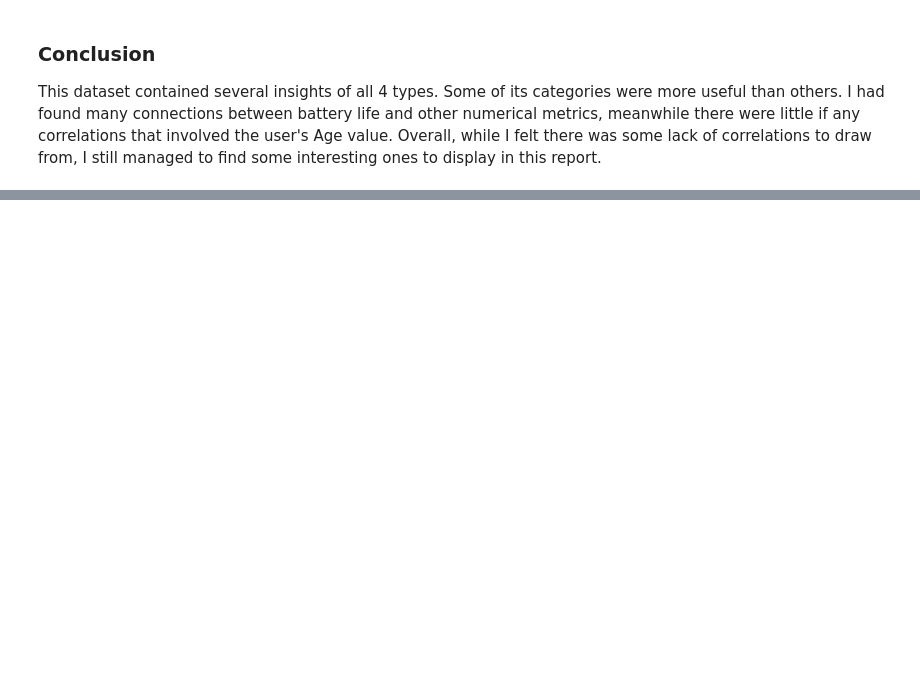
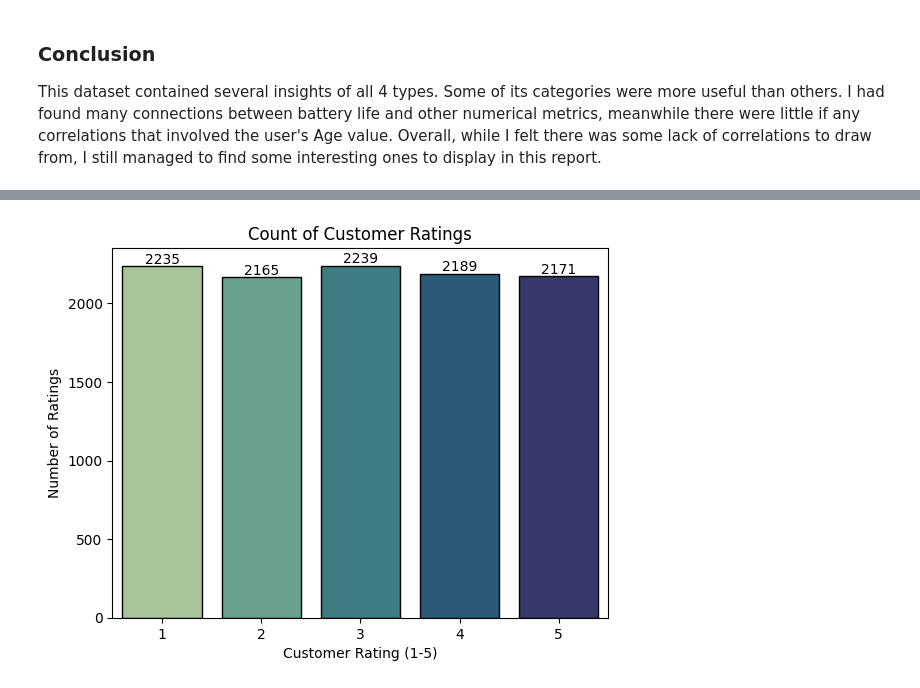
Before and after one commit to CLFrod/Assignment1CSI4142, a Jupyter notebook: Assignment 1 Notebook.ipynb, the cells around one changed output, grey strips where cells are left out. Cells and saved outputs as stored; diff of their text form; code cells hidden in the pictures; blank space fills up the shorter version.

```diff
--- a/Assignment 1 Notebook.ipynb
+++ b/Assignment 1 Notebook.ipynb
@@ -330,15 +284,0 @@ The customer ratings of the e-commerce business service and its products are nea
-# %%
-# Create the initial graph, using the Customer Rating Column
-graph = sns.countplot(data=ec_dataframe, x ="Customer_rating", hue ="Customer_rating", palette="crest", legend=False)
-
-# Loop over the bar values to annotate
-for bar in graph.patches:
-    # create the tuple of x, y coordinates to place the annotation (count of specific category value)
-    text_coords = (bar.get_xy()[0] + (bar.get_width() / 4), bar.get_height() + 10)
-    # annotate the graph, using attributes from the current bar
-    graph.annotate(f'{int(bar.get_height())}', xy=text_coords)
-# graph title, and labelling
-plt.title("Count of Customer Ratings")
-plt.xlabel("Customer Rating (1-5)")
-plt.ylabel("Number of Ratings")
-plt.show()
@@ -348,17 +284,0 @@ The nearly equal late delivery rates for low and medium importance products (40.
-# %%
-# Create the graph
-graph = sns.countplot(data=ec_dataframe, x ="Product_importance", hue="Reached.on.Time_Y.N")
-for bar in graph.patches:
-    # prevents annotations with "0" at the bottom.
-    if bar.get_height() == 0:
-        break
-    # create the tuple of x, y coordinates to place the annotation (count of specific category value)
-    text_coords = (bar.get_xy()[0] + (bar.get_width() / 4), bar.get_height() + 10)
-    # annotate the graph, using attributes from the current bar
-    graph.annotate(f'{int(bar.get_height())}', xy=text_coords)
-# graph legend, title, and labelling
-plt.legend(title="Reached On Time", labels=["False", "True"])
-plt.title("Product Importance and Delivery Time")
-plt.xlabel("Product Importance")
-plt.ylabel("Number of Shipments")
-plt.show()
@@ -392,0 +435,15 @@ Insight 4:
+# %%
+#Insight 2 code:
+# Create the initial graph, using the Customer Rating Column
+graph = sns.countplot(data=ec_dataframe, x ="Customer_rating", hue ="Customer_rating", palette="crest", legend=False, edgecolor="black")
+
+# Loop over the bar values to annotate
+for bar in graph.containers:
+    graph.bar_label(bar, label_type="edge")
+# graph title, and labelling
+plt.title("Count of Customer Ratings")
+plt.xlabel("Customer Rating (1-5)")
+plt.ylabel("Number of Ratings")
+plt.show()
+# %% [output]
+[figure, added]
```
Also changed, not shown: parts of 57 cells of this notebook.
